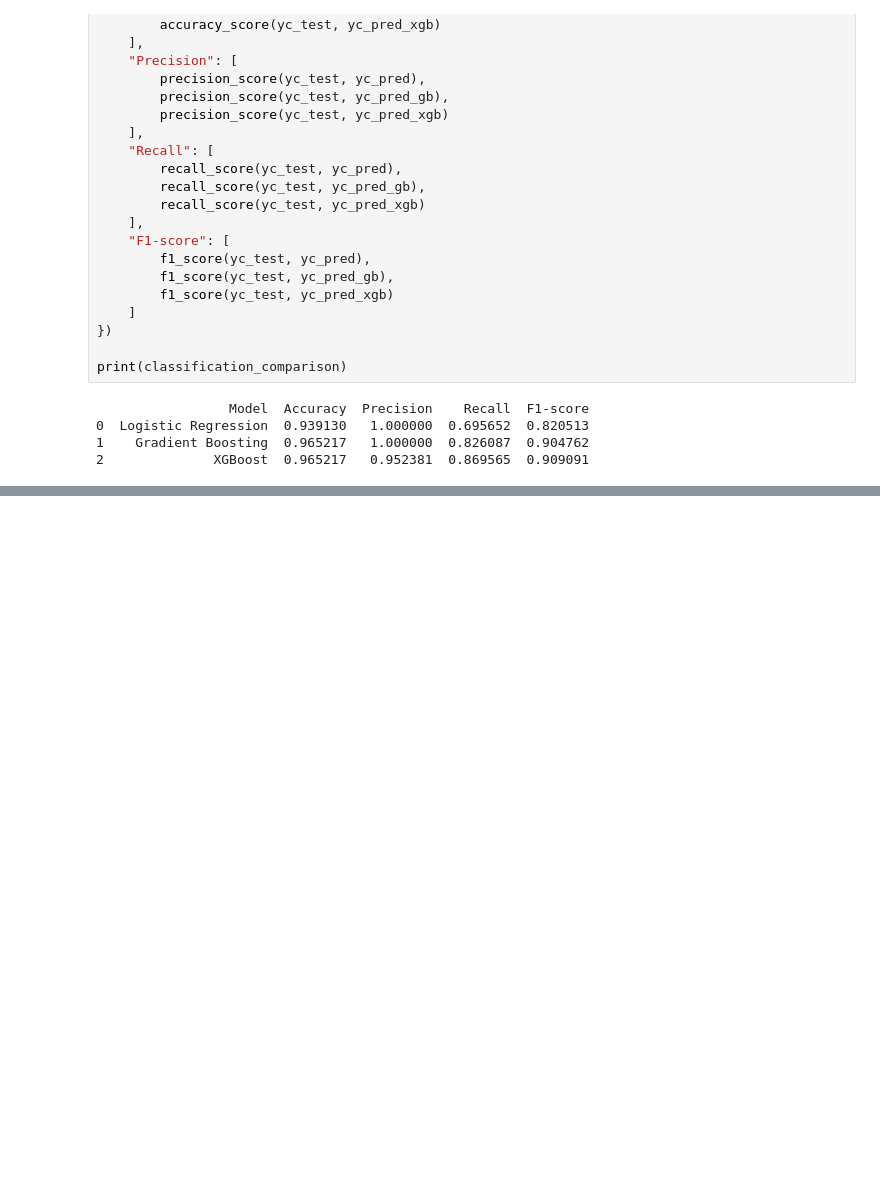
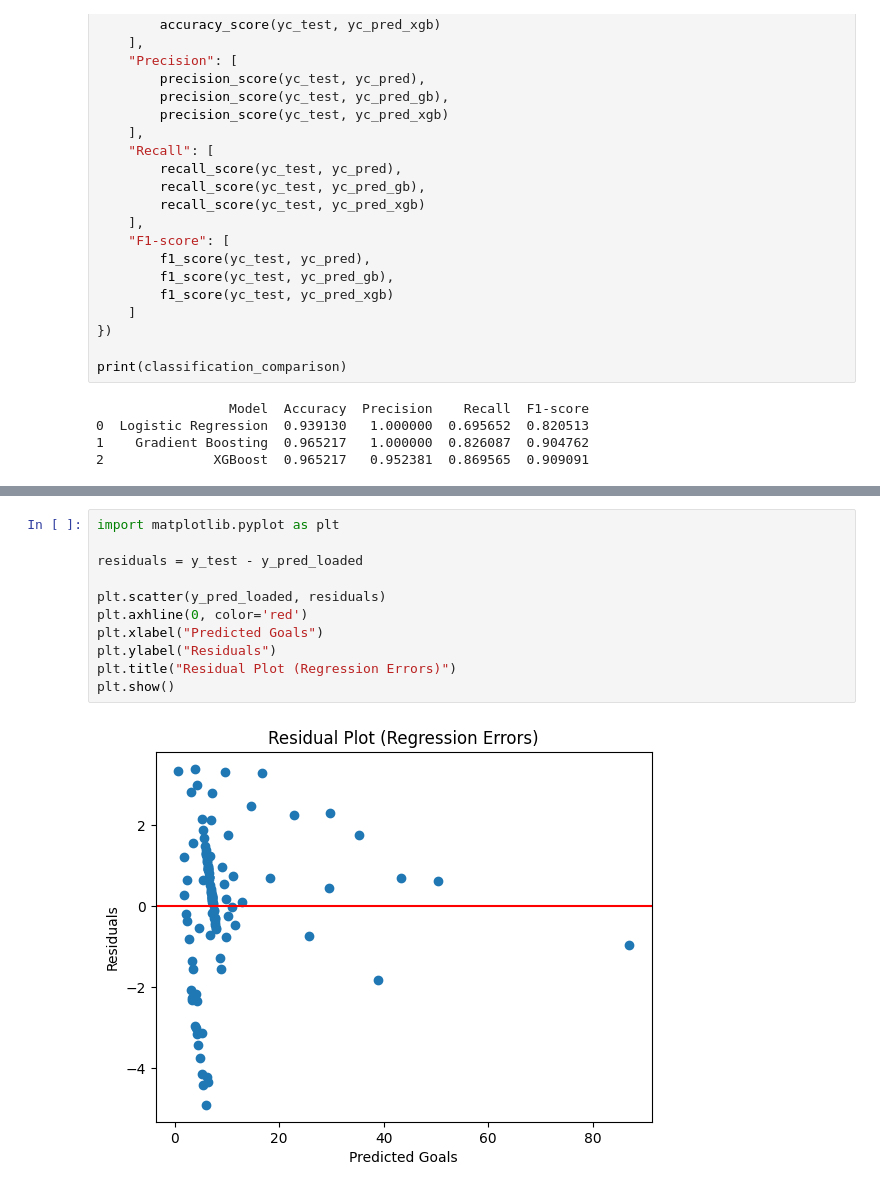
Before and after one commit to springboardmentor1979b-cmyk/ScoreSight---Predicting-EPL-Points-Tally-Top-Scorer, a Jupyter notebook: Megha_Bhat_ScoreSight.ipynb, the cells around one changed output, grey strips where cells are left out. Drawn from its saved outputs; the diff is of its cells as text; blank space fills up the shorter version.

```diff
--- a/Megha_Bhat_ScoreSight.ipynb
+++ b/Megha_Bhat_ScoreSight.ipynb
@@ -771,0 +824,13 @@ print(classification_comparison)
+# %%
+import matplotlib.pyplot as plt
+
+residuals = y_test - y_pred_loaded
+
+plt.scatter(y_pred_loaded, residuals)
+plt.axhline(0, color='red')
+plt.xlabel("Predicted Goals")
+plt.ylabel("Residuals")
+plt.title("Residual Plot (Regression Errors)")
+plt.show()
+# %% [output]
+[figure, added]
```
Also changed, not shown: parts of 18 cells of this notebook.
